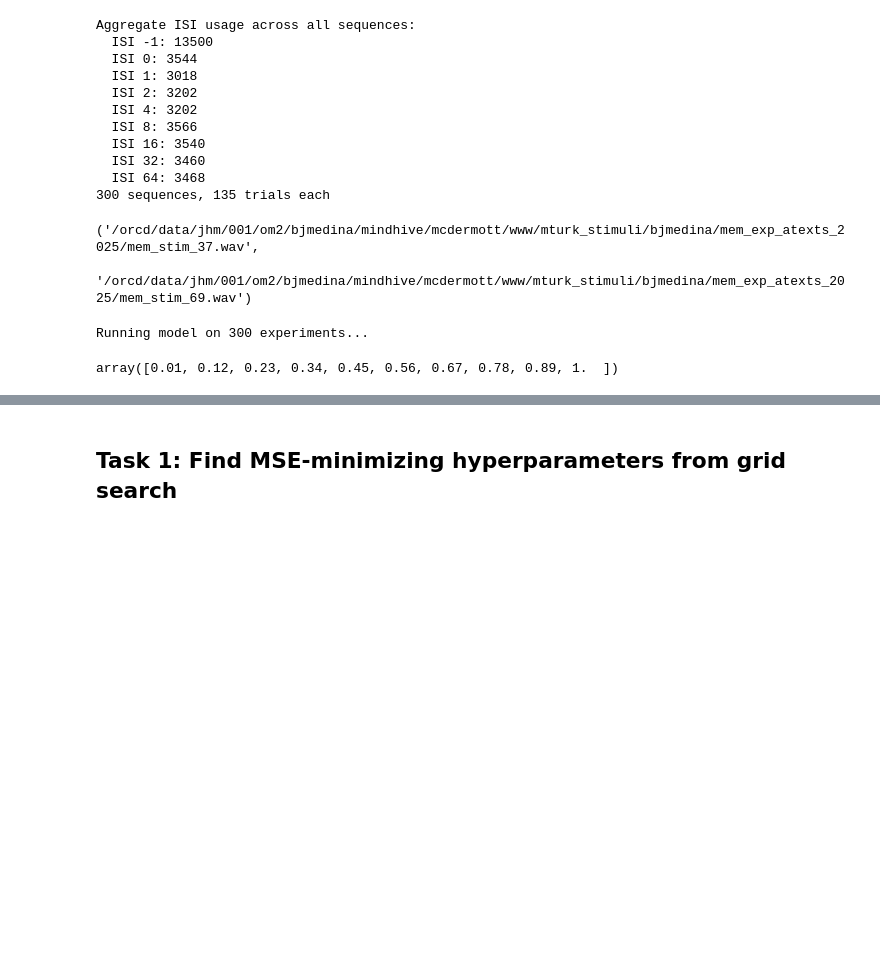
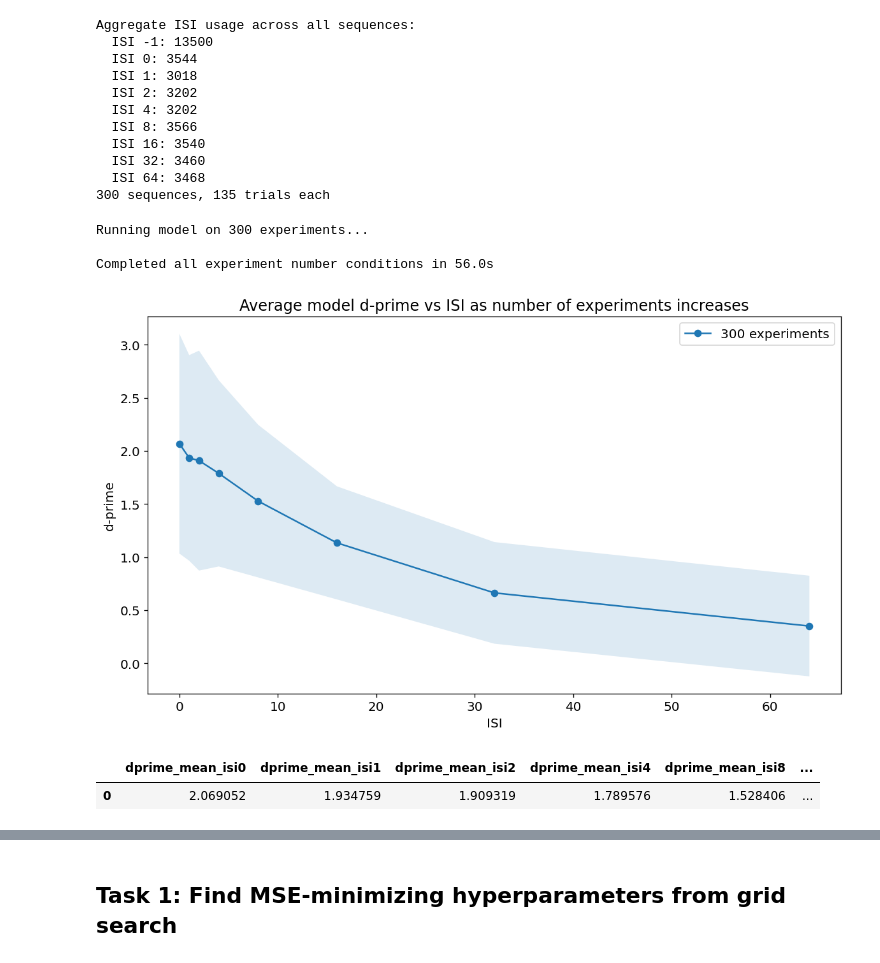
Before and after one commit to bjmedina/memory, a Jupyter notebook: notebooks/2026-03-27_prior-grid-search-model-comparison.ipynb, the cells around one changed output, grey strips where cells are left out. Cells and saved outputs as stored; diff of their text form; code cells hidden in the pictures; blank space fills up the shorter version.

```diff
--- a/notebooks/2026-03-27_prior-grid-search-model-comparison.ipynb
+++ b/notebooks/2026-03-27_prior-grid-search-model-comparison.ipynb
@@ -516,14 +516,11 @@ Aggregate ISI usage across all sequences:
   ISI 64: 3468
 300 sequences, 135 trials each
 # %%
-exp_list_single_no_seq = [
-    [s.replace('/sequences/', '/') for s in seq]
-    for seq in exp_list_single
-]
-exp_list_single_no_seq[0][0], experiment_list[0][0]
+# exp_list_single_no_seq = [
+#     [s.replace('/sequences/', '/') for s in seq]
+#     for seq in exp_list_single
+# ]
+# exp_list_single_no_seq[0][0], experiment_list[0][0]
-# %% [output]
-('/orcd/data/jhm/001/om2/bjmedina/mindhive/mcdermott/www/mturk_stimuli/bjmedina/mem_exp_atexts_2025/mem_stim_37.wav',
- '/orcd/data/jhm/001/om2/bjmedina/mindhive/mcdermott/www/mturk_stimuli/bjmedina/mem_exp_atexts_2025/mem_stim_69.wav')
 # %%
 import sys, os, time
 import numpy as np
@@ -533,7 +530,7 @@ import matplotlib.pyplot as plt
 sys.path.insert(0, os.path.abspath('../src/model'))
 from run_prior_guided_grid_search import run_mc_dprime
 
-factor = 2.0
+factor = 1.0
 best_sigma0, best_sigma, best_eta = 0.6756*factor, 0.0289, 0.0412
 t_step = 4
 metric = "euclidean"
@@ -586,35 +583,36 @@ dprime_curves_per_expnum = np.vstack(dprime_curves_per_expnum)
 std_curves_per_expnum = np.vstack(std_curves_per_expnum)
 
 plt.figure(figsize=(10, 6))
 for i, nexps in enumerate(N_EXP_LIST):
     plt.plot(ISI_VALUES, dprime_curves_per_expnum[i], "-o", label=f"{nexps} experiments")
     plt.fill_between(
         ISI_VALUES,
         dprime_curves_per_expnum[i] - std_curves_per_expnum[i],
         dprime_curves_per_expnum[i] + std_curves_per_expnum[i],
         alpha=0.15,
     )
 
 plt.xlabel("ISI")
 plt.ylabel("d-prime")
 plt.title("Average model d-prime vs ISI as number of experiments increases")
 plt.legend()
 plt.tight_layout()
 plt.show()
 
 df_curves_varying_exp = pd.DataFrame(
     dprime_curves_per_expnum,
     columns=[f"dprime_mean_isi{isi}" for isi in ISI_VALUES],
 )
 for idx, isi in enumerate(ISI_VALUES):
     df_curves_varying_exp[f"dprime_std_isi{isi}"] = std_curves_per_expnum[:, idx]
 df_curves_varying_exp["n_experiments_used"] = N_EXP_LIST
 
 df_curves_varying_exp
 # %% [output]
 Running model on 300 experiments...
+
+Completed all experiment number conditions in 56.0s
+[figure, added]
+|  | dprime_mean_isi0 | dprime_mean_isi1 | dprime_mean_isi2 | dprime_mean_isi4 | dprime_mean_isi8 | ... |
+| 0 | 2.069052 | 1.934759 | 1.909319 | 1.789576 | 1.528406 | ... |
-# %%
-np.linspace(0.01, 1.0, 10)
-# %% [output]
-array([0.01, 0.12, 0.23, 0.34, 0.45, 0.56, 0.67, 0.78, 0.89, 1.  ])
 # %%
```
Also changed, not shown: parts of 14 cells of this notebook.
